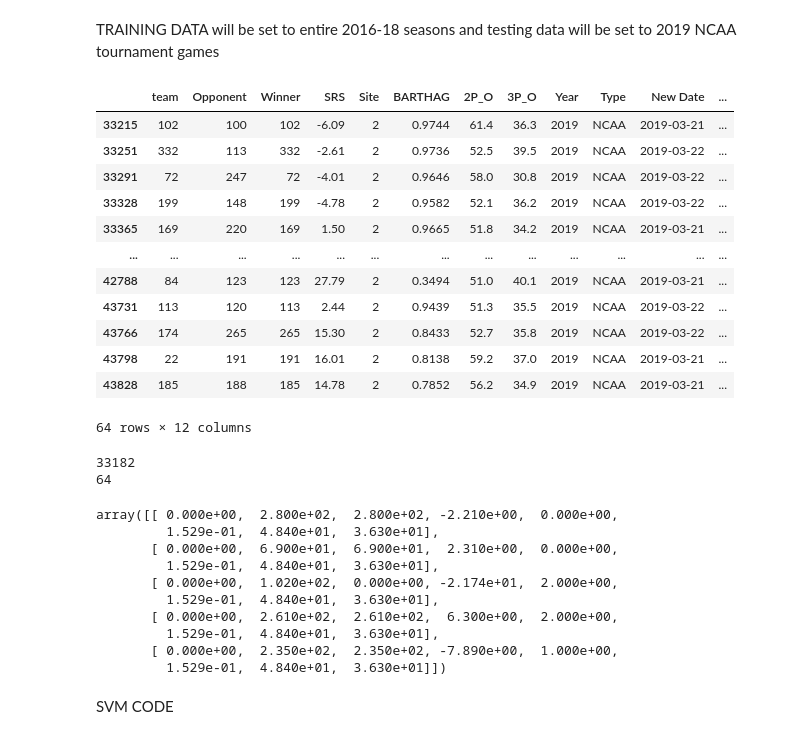
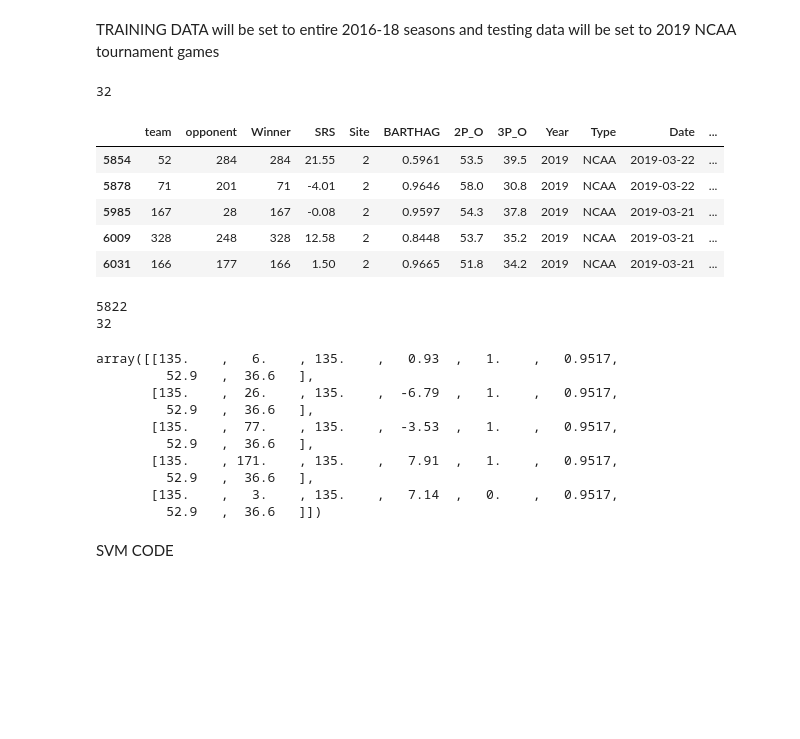
Before and after one commit to ktian9/svm-cs490, a Jupyter notebook: svm_notebook_v2.ipynb, the cells around one changed output. Cells and saved outputs as stored; diff of their text form; code cells hidden in the pictures; blank space fills up the shorter version.

```diff
--- a/svm_notebook_v2.ipynb
+++ b/svm_notebook_v2.ipynb
@@ -94,5 +68,5 @@ training_set
 # %%
 #test = df
-training_set["Winner"] = np.where(training_set['W/L'] == 'W', training_set['team'], training_set['Opponent'])
+training_set["Winner"] = np.where(training_set['W/L'] == 'W', training_set['team'], training_set['opponent'])
 training_set.head()
 # %% [output]
@@ -106,7 +80,7 @@ training_set.head()
 # %% [markdown]
 SELECT FEATURES FOR TRAINING SET HERE
 # %%
-training_set = training_set[['team', 'Opponent', "Winner", "W/L", "SRS", 'Site',"BARTHAG" ,"2P_O", "3P_O" ,"Year", "Type", "New Date"]]
+training_set = training_set[['team', 'opponent', "Winner", "W/L", "SRS", 'Site',"BARTHAG" ,"2P_O", "3P_O" ,"Year", "Type", "Date"]]
 training_set = training_set.dropna() #SVM CANNOT BE TRAINED ON NA DATA
 
 print(len(training_set))
@@ -136,7 +110,7 @@ from sklearn.preprocessing import LabelEncoder
 encoder=LabelEncoder() #label encode anything that is a string... any new added features will need to be encoded if not numerical
 converted_season = training_set
 converted_season["team"]=encoder.fit_transform(training_set["team"])
-converted_season["Opponent"]=encoder.fit_transform(training_set["Opponent"])
+converted_season["opponent"]=encoder.fit_transform(training_set["opponent"])
 converted_season["Site"]=encoder.fit_transform(training_set["Site"]) #if site is 1 then it is a home game, 2 is neutral, 3 is away
 
 
@@ -151,5 +125,5 @@ converted_season.head()
 # %%
-converted_season["Winner"] = np.where(converted_season['W/L'] == 'W', converted_season['team'], converted_season['Opponent'])
+converted_season["Winner"] = np.where(converted_season['W/L'] == 'W', converted_season['team'], converted_season['opponent'])
 # changes the winner column to match up with the encoded winner
 
 converted_season.head()
@@ -222,28 +196,29 @@ TRAINING DATA will be set to entire 2016-18 seasons and testing data will be set
 # %%
 
 training_set = converted_season.loc[converted_season["Year"] <= 2018] # training set
 testing_set = converted_season.loc[(converted_season["Year"] == 2019) & (converted_season["Type"] == "NCAA")] # testing set
+testing_set = testing_set.loc[(testing_set["Date"] == "2019-03-21") | (testing_set["Date"] == "2019-03-22")]
 
-testing_set = testing_set.loc[(testing_set["New Date"] == "21-Mar-19") | (testing_set["New Date"] == "22-Mar-19")]
 
-testing_set
+
+print(len(testing_set))
+
+testing_set.head()
 # %% [output]
+32
-|  | team | Opponent | Winner | SRS | Site | BARTHAG | 2P_O | 3P_O | Year | Type | New Date | ... |
-| 33215 | 102 | 100 | 102 | -6.09 | 2 | 0.9744 | 61.4 | 36.3 | 2019 | NCAA | 2019-03-21 | ... |
-| 33251 | 332 | 113 | 332 | -2.61 | 2 | 0.9736 | 52.5 | 39.5 | 2019 | NCAA | 2019-03-22 | ... |
-| 33291 | 72 | 247 | 72 | -4.01 | 2 | 0.9646 | 58.0 | 30.8 | 2019 | NCAA | 2019-03-22 | ... |
-| 33328 | 199 | 148 | 199 | -4.78 | 2 | 0.9582 | 52.1 | 36.2 | 2019 | NCAA | 2019-03-22 | ... |
-| 33365 | 169 | 220 | 169 | 1.50 | 2 | 0.9665 | 51.8 | 34.2 | 2019 | NCAA | 2019-03-21 | ... |
-| ... | ... | ... | ... | ... | ... | ... | ... | ... | ... | ... | ... | ... |
-| 42788 | 84 | 123 | 123 | 27.79 | 2 | 0.3494 | 51.0 | 40.1 | 2019 | NCAA | 2019-03-21 | ... |
-| 43731 | 113 | 120 | 113 | 2.44 | 2 | 0.9439 | 51.3 | 35.5 | 2019 | NCAA | 2019-03-22 | ... |
-| 43766 | 174 | 265 | 265 | 15.30 | 2 | 0.8433 | 52.7 | 35.8 | 2019 | NCAA | 2019-03-22 | ... |
-| 43798 | 22 | 191 | 191 | 16.01 | 2 | 0.8138 | 59.2 | 37.0 | 2019 | NCAA | 2019-03-21 | ... |
-| 43828 | 185 | 188 | 185 | 14.78 | 2 | 0.7852 | 56.2 | 34.9 | 2019 | NCAA | 2019-03-21 | ... |
+|  | team | opponent | Winner | SRS | Site | BARTHAG | 2P_O | 3P_O | Year | Type | Date | ... |
+| 5854 | 52 | 284 | 284 | 21.55 | 2 | 0.5961 | 53.5 | 39.5 | 2019 | NCAA | 2019-03-22 | ... |
+| 5878 | 71 | 201 | 71 | -4.01 | 2 | 0.9646 | 58.0 | 30.8 | 2019 | NCAA | 2019-03-22 | ... |
+| 5985 | 167 | 28 | 167 | -0.08 | 2 | 0.9597 | 54.3 | 37.8 | 2019 | NCAA | 2019-03-21 | ... |
+| 6009 | 328 | 248 | 328 | 12.58 | 2 | 0.8448 | 53.7 | 35.2 | 2019 | NCAA | 2019-03-21 | ... |
+| 6031 | 166 | 177 | 166 | 1.50 | 2 | 0.9665 | 51.8 | 34.2 | 2019 | NCAA | 2019-03-21 | ... |
-64 rows × 12 columns
 # %%
-training_set = training_set.drop(["Year", "Type", "New Date"], axis=1) #drop year and type as they are not used for predictions only for data selection
-testing_set = testing_set.drop(["Year", "Type", "New Date"], axis=1)
+training_set = training_set.drop(["Year", "Type", "Date"], axis=1) #drop year and type as they are not used for predictions only for data selection
+testing_set = testing_set.drop(["Year", "Type", "Date"], axis=1)
+
+X_both = training_set.append(testing_set, ignore_index=True)
+Y_both = X_both["team_game_win"]
+X_both = X_both.drop(["team_game_win"], axis=1)
 
 X_train=training_set.drop(["team_game_win"],axis=1).values
 X_test = testing_set.drop(["team_game_win"],axis=1).values
@@ -252,18 +227,18 @@ print(len(X_train))
 print(len(X_test))
 X_train[:5]
 # %% [output]
-33182
-64
+5822
+32
-array([[ 0.000e+00,  2.800e+02,  2.800e+02, -2.210e+00,  0.000e+00,
-         1.529e-01,  4.840e+01,  3.630e+01],
-       [ 0.000e+00,  6.900e+01,  6.900e+01,  2.310e+00,  0.000e+00,
-         1.529e-01,  4.840e+01,  3.630e+01],
-       [ 0.000e+00,  1.020e+02,  0.000e+00, -2.174e+01,  2.000e+00,
-         1.529e-01,  4.840e+01,  3.630e+01],
-       [ 0.000e+00,  2.610e+02,  2.610e+02,  6.300e+00,  2.000e+00,
-         1.529e-01,  4.840e+01,  3.630e+01],
-       [ 0.000e+00,  2.350e+02,  2.350e+02, -7.890e+00,  1.000e+00,
-         1.529e-01,  4.840e+01,  3.630e+01]])
+array([[135.    ,   6.    , 135.    ,   0.93  ,   1.    ,   0.9517,
+         52.9   ,  36.6   ],
+       [135.    ,  26.    , 135.    ,  -6.79  ,   1.    ,   0.9517,
+         52.9   ,  36.6   ],
+       [135.    ,  77.    , 135.    ,  -3.53  ,   1.    ,   0.9517,
+         52.9   ,  36.6   ],
+       [135.    , 171.    , 135.    ,   7.91  ,   1.    ,   0.9517,
+         52.9   ,  36.6   ],
+       [135.    ,   3.    , 135.    ,   7.14  ,   0.    ,   0.9517,
+         52.9   ,  36.6   ]])
 # %%
 Y_train=training_set["team_game_win"].values
 Y_test = testing_set["team_game_win"].values
```
Also changed, not shown: parts of 25 cells of this notebook.
